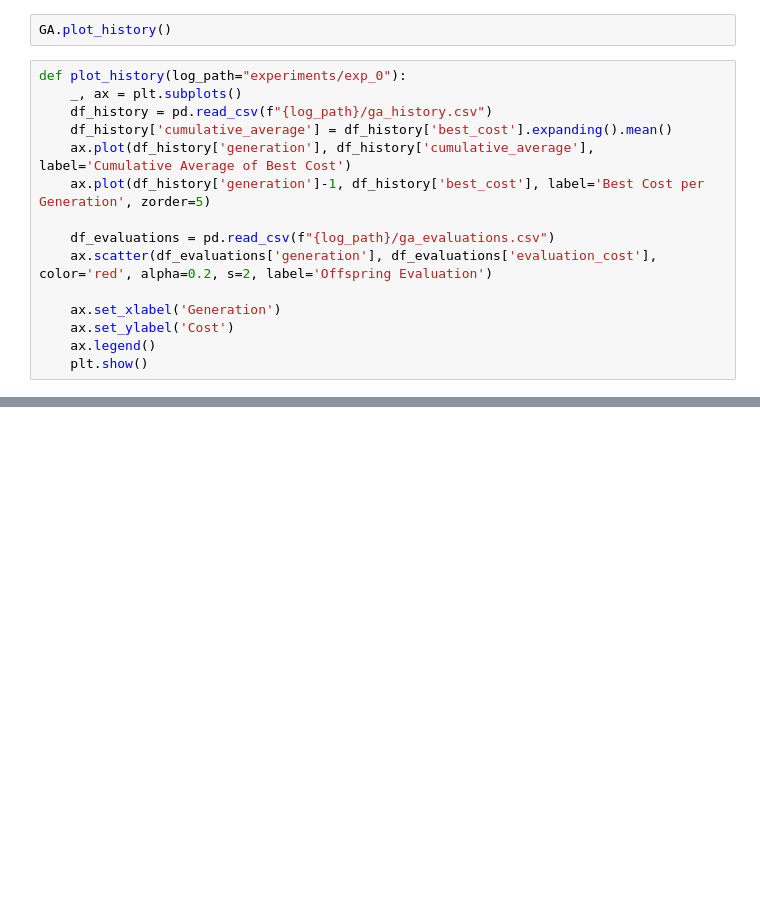
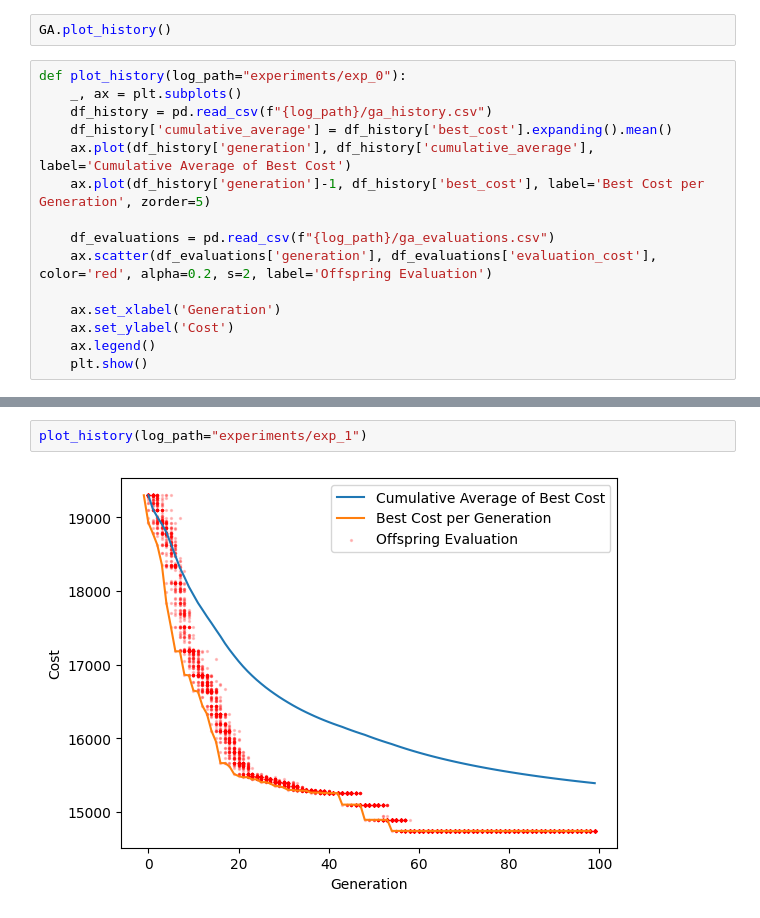
Before and after one commit to aleperlo/project-work, a Jupyter notebook: test.ipynb, the cells around one changed output, grey strips where cells are left out. Cells and saved outputs as stored; diff of their text form; blank space fills up the shorter version.

Commit message:
run experiments

```diff
--- a/test.ipynb
+++ b/test.ipynb
@@ -52,0 +84,4 @@ plot_history(log_path="experiments/exp_0")
+# %%
+plot_history(log_path="experiments/exp_1")
+# %% [output]
+[figure, added]
```
Also changed, not shown: parts of 2 cells of this notebook, 27 other files.
